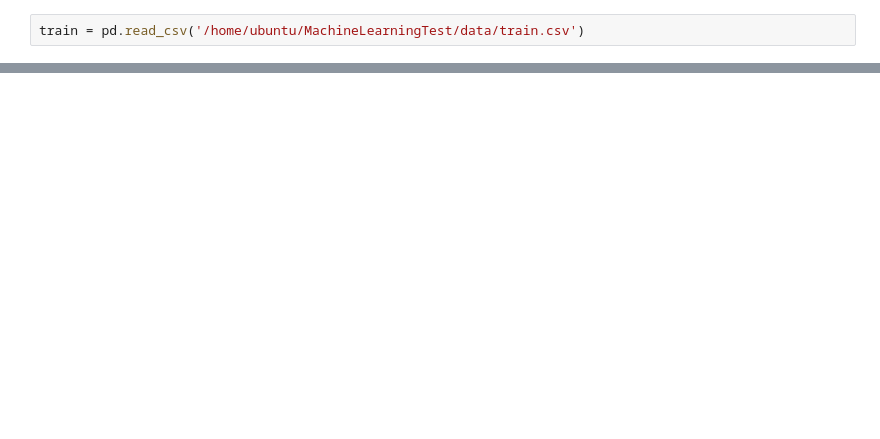
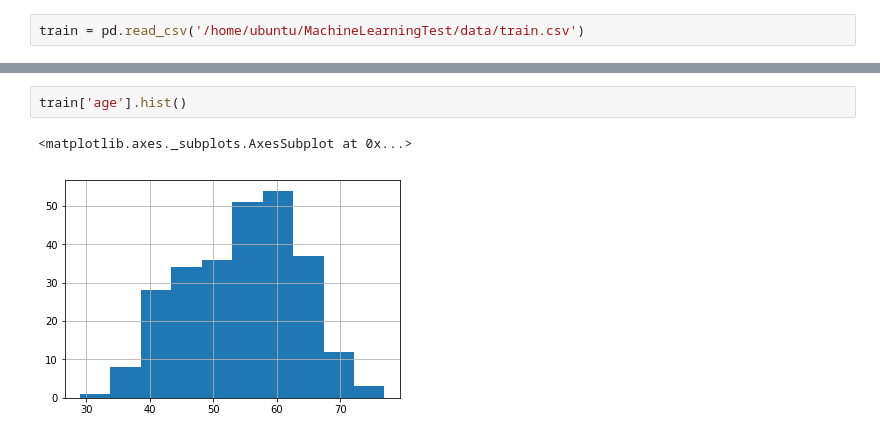
Before and after one commit to datalabusal2018/MachineLearningTest, a Jupyter notebook: exploracion.ipynb, the cells around one changed output, grey strips where cells are left out. Saved outputs shown, nothing was run; the diff lists cells and outputs as text; blank space fills up the shorter version.

```diff
--- a/exploracion.ipynb
+++ b/exploracion.ipynb
@@ -7,0 +47,5 @@ AttributeError: 'DataFrame' object has no attribute 'imshow'
+# %%
+train['age'].hist()
+# %% [output]
+<matplotlib.axes._subplots.AxesSubplot at 0x...>
+[figure, added]
```
Also changed, not shown: parts of 33 cells of this notebook.
